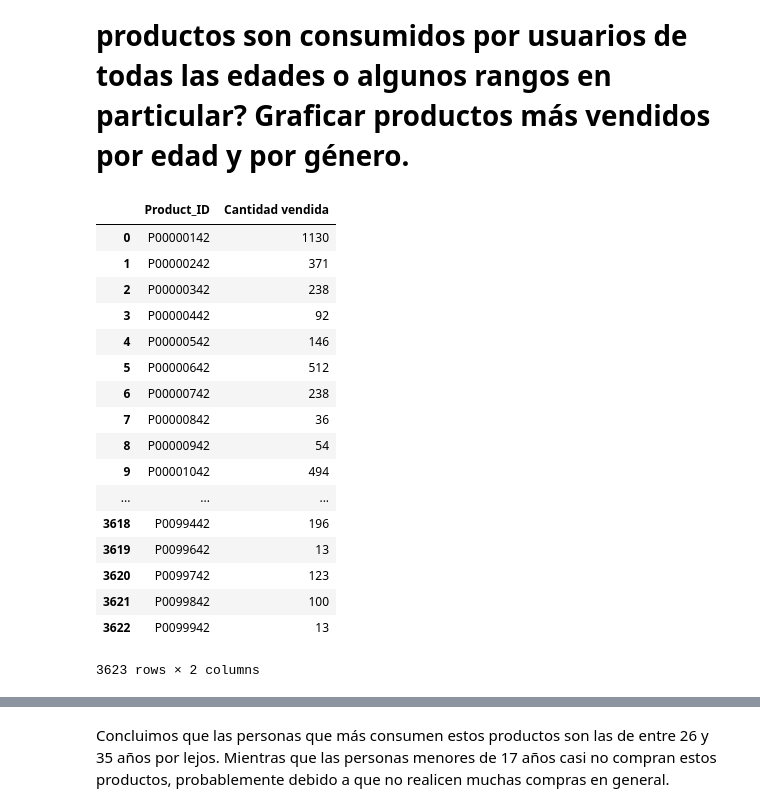
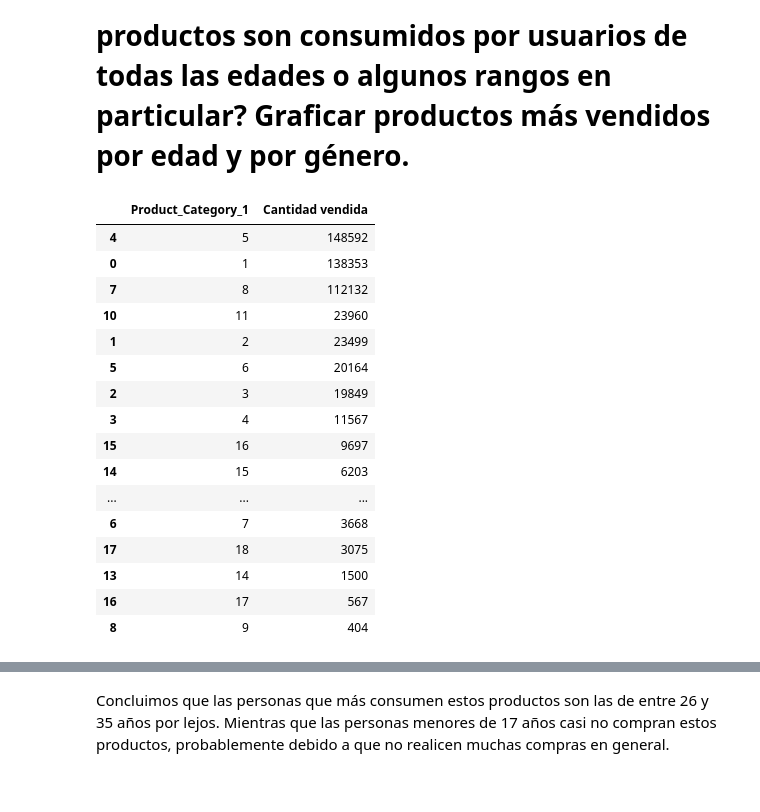
Before and after one commit to FranciscoEspinosa/Mentorias, a Jupyter notebook: 01_analysis_visualization.ipynb, the cells around one changed output, grey strips where cells are left out. Saved outputs shown, nothing was run; the diff lists cells and outputs as text; code cells hidden in the pictures.

```diff
--- a/01_analysis_visualization.ipynb
+++ b/01_analysis_visualization.ipynb
@@ -482,25 +482,26 @@ Significa que las personas de entre 26 y 35 años son los que han pagado precios
 # %%
 ## Buscamos el top 5 de los productos más vendisos. Para que el groupby me de una tabla bonita, le tengo que poner reset_index()
 
-top_productos = ventas.groupby('Product_ID').size().reset_index()
+top_productos = ventas.groupby('Product_Category_1').size().reset_index()
 top_productos.rename(columns={0:'Cantidad vendida'}, inplace=True)
-top_productos
+
+top_5 = top_productos.sort_values('Cantidad vendida', ascending=False)
+top_5
 # %% [output]
-|  | Product_ID | Cantidad vendida |
-| 0 | P00000142 | 1130 |
-| 1 | P00000242 | 371 |
-| 2 | P00000342 | 238 |
-| 3 | P00000442 | 92 |
-| 4 | P00000542 | 146 |
-| 5 | P00000642 | 512 |
-| 6 | P00000742 | 238 |
-| 7 | P00000842 | 36 |
-| 8 | P00000942 | 54 |
-| 9 | P00001042 | 494 |
+|  | Product_Category_1 | Cantidad vendida |
+| 4 | 5 | 148592 |
+| 0 | 1 | 138353 |
+| 7 | 8 | 112132 |
+| 10 | 11 | 23960 |
+| 1 | 2 | 23499 |
+| 5 | 6 | 20164 |
+| 2 | 3 | 19849 |
+| 3 | 4 | 11567 |
+| 15 | 16 | 9697 |
+| 14 | 15 | 6203 |
 | ... | ... | ... |
-| 3618 | P0099442 | 196 |
-| 3619 | P0099642 | 13 |
-| 3620 | P0099742 | 123 |
-| 3621 | P0099842 | 100 |
-| 3622 | P0099942 | 13 |
+| 6 | 7 | 3668 |
+| 17 | 18 | 3075 |
+| 13 | 14 | 1500 |
+| 16 | 17 | 567 |
+| 8 | 9 | 404 |
-3623 rows × 2 columns
```
Also changed, not shown: parts of 9 cells of this notebook.
